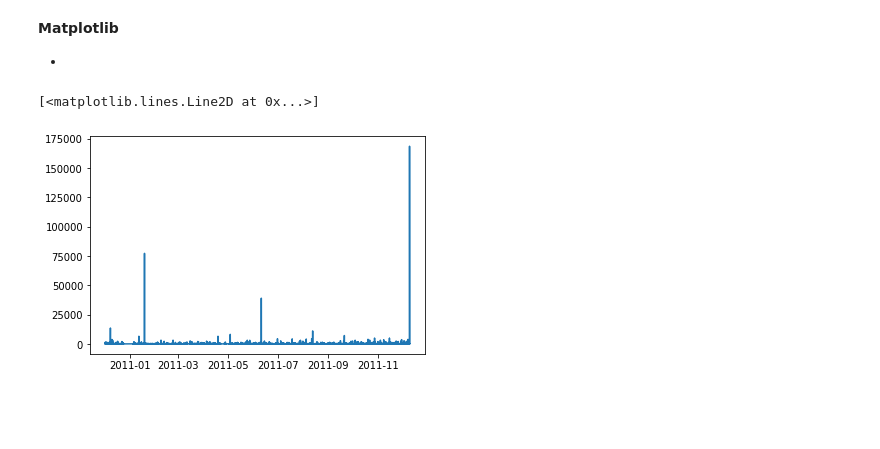
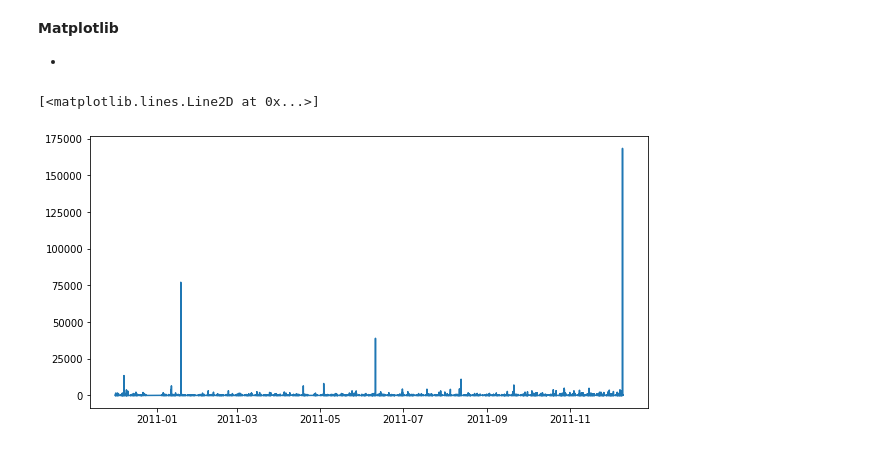
Before and after one commit to thanhENC/DA-course-UEL, a Jupyter notebook: 01. Visualization/Visualization.ipynb, the cells around one changed output. Drawn from its saved outputs; the diff is of its cells as text; code cells hidden in the pictures; blank space fills up the shorter version.

```diff
--- a/01. Visualization/Visualization.ipynb
+++ b/01. Visualization/Visualization.ipynb
@@ -101,10 +101,10 @@ df.head(1)
 
 -
 # %%
-
+plt.figure(figsize=(10, 5))
 
 #plt.plot(x, y)
 plt.plot(df['InvoiceDate'], df['Revenue'])
 # %% [output]
 [<matplotlib.lines.Line2D at 0x...>]
-[figure, old version]
+[figure, new version]
```
Also changed, not shown: parts of 5 cells of this notebook.
